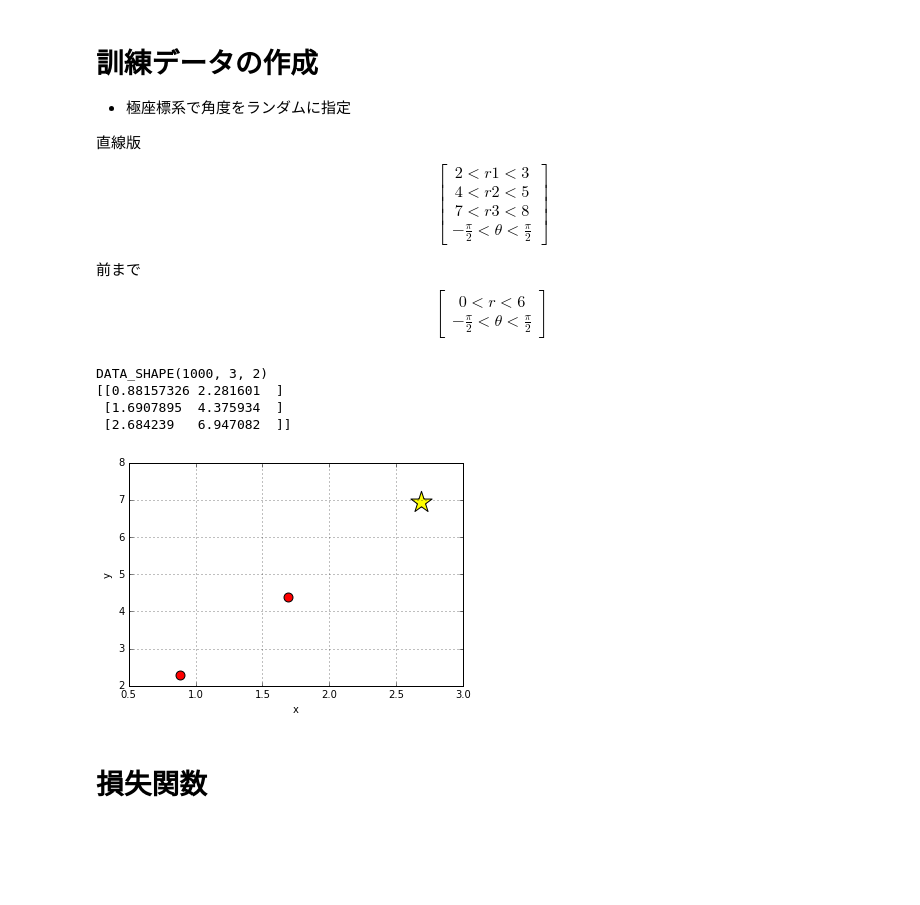
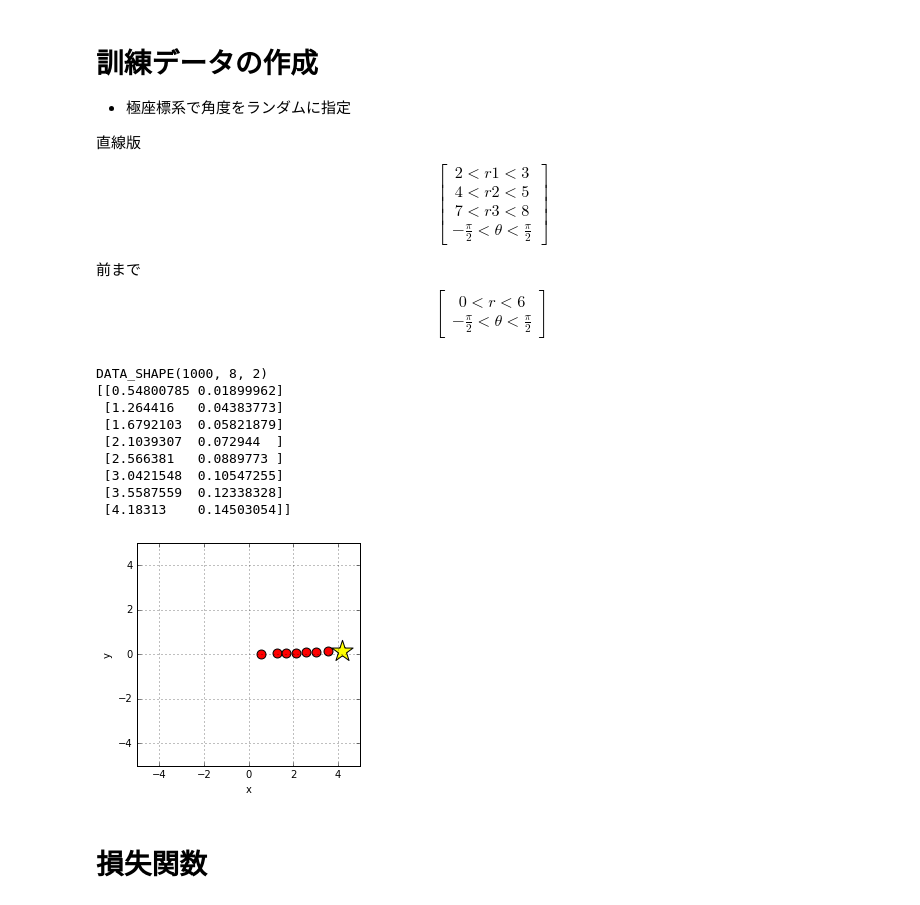
Before and after one commit to yotaseki/ParameterLearning, a Jupyter notebook: MovingCar.ipynb, the cells around one changed output. Cells and saved outputs as stored; diff of their text form; code cells hidden in the pictures; blank space fills up the shorter version.

Commit message:
3step learning

```diff
--- a/MovingCar.ipynb
+++ b/MovingCar.ipynb
@@ -224,31 +224,50 @@ def generate_dataset(r,theta,data_length=2,plot=0):
         fig2.grid(True)
     x_data = np.reshape(x_data,((len(r)*2)/data_length,data_length))
     return x_data
-
-sample_data_len = 2
-sample_data_size = 1000
-# step 1
-sample_r, sample_theta = random_point(sample_data_size,2,3,-90,90 )
-sample_step1 = generate_dataset(sample_r,sample_theta,sample_data_len,plot=0)
-# step 2
-sample_r, _ = random_point(sample_data_size,4,5,-90,90 )
-sample_step2 = generate_dataset(sample_r,sample_theta,sample_data_len,plot=0)
-# step 3
-sample_r, _ = random_point(sample_data_size,7,8,-90,90 )
-sample_step3 = generate_dataset(sample_r,sample_theta,sample_data_len,plot=0)
-
-fig3 = plt.figure()
-sample_dataX = np.concatenate((sample_step1,sample_step2,sample_step3),axis=1)
-sample_plotX = np.reshape(sample_dataX, (sample_data_size,3,2))
-print 'DATA_SHAPE{}'.format(sample_plotX.shape)
-print sample_plotX[0]
-plot_path(np.array([[[[0,0,0]]]]), sample_plotX[0])
-# %% [output]
-DATA_SHAPE(1000, 3, 2)
-[[0.88157326 2.281601  ]
- [1.6907895  4.375934  ]
- [2.684239   6.947082  ]]
-[figure, removed]
+# %%
+sample_data_len = 2
+sample_data_size = 1000
+# step 1
+sample_r, sample_theta = random_point(sample_data_size,0.5,0.8,-90,90 )
+sample_step1 = generate_dataset(sample_r,sample_theta,sample_data_len,plot=0)
+# step 2
+sample_r, _ = random_point(sample_data_size,1,1.3,-90,90 )
+sample_step2 = generate_dataset(sample_r,sample_theta,sample_data_len,plot=0)
+# step 3
+sample_r, _ = random_point(sample_data_size,1.5,1.8,-90,90 )
+sample_step3 = generate_dataset(sample_r,sample_theta,sample_data_len,plot=0)
+# step 4
+sample_r, _ = random_point(sample_data_size,2.0,2.3,-90,90 )
+sample_step4 = generate_dataset(sample_r,sample_theta,sample_data_len,plot=0)
+# step 5
+sample_r, _ = random_point(sample_data_size,2.5,2.8,-90,90 )
+sample_step5 = generate_dataset(sample_r,sample_theta,sample_data_len,plot=0)
+# step 6
+sample_r, _ = random_point(sample_data_size,3.0,3.3,-90,90 )
+sample_step6 = generate_dataset(sample_r,sample_theta,sample_data_len,plot=0)
+# step 7
+sample_r, _ = random_point(sample_data_size,3.5,3.8,-90,90 )
+sample_step7 = generate_dataset(sample_r,sample_theta,sample_data_len,plot=0)
+# step 8
+sample_r, _ = random_point(sample_data_size,4.0,4.3,-90,90 )
+sample_step8 = generate_dataset(sample_r,sample_theta,sample_data_len,plot=0)
+fig3 = plt.figure()
+sample_dataX = np.concatenate((sample_step1,sample_step2,sample_step3,sample_step4,sample_step5,sample_step6,sample_step7,sample_step8),axis=1)
+sample_plotX = np.reshape(sample_dataX, (sample_data_size,8,2))
+print 'DATA_SHAPE{}'.format(sample_plotX.shape)
+print sample_plotX[0]
+plot_path(np.array([[[[0,0,0]]]]), sample_plotX[0])
+# %% [output]
+DATA_SHAPE(1000, 8, 2)
+[[0.54800785 0.01899962]
+ [1.264416   0.04383773]
+ [1.6792103  0.05821879]
+ [2.1039307  0.072944  ]
+ [2.566381   0.0889773 ]
+ [3.0421548  0.10547255]
+ [3.5587559  0.12338328]
+ [4.18313    0.14503054]]
+[figure, added]
 # %% [markdown]
 # 損失関数
 # %%
```
Also changed, not shown: parts of 28 cells of this notebook.
